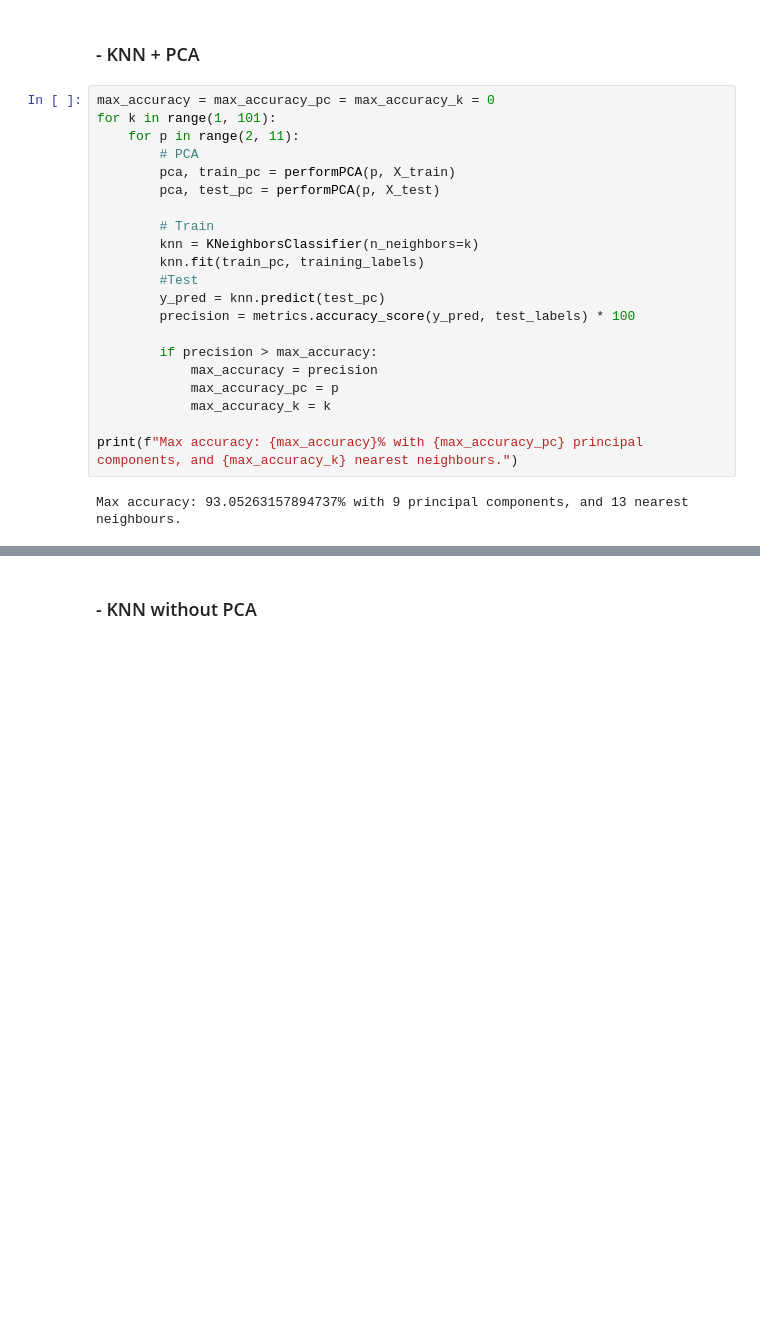
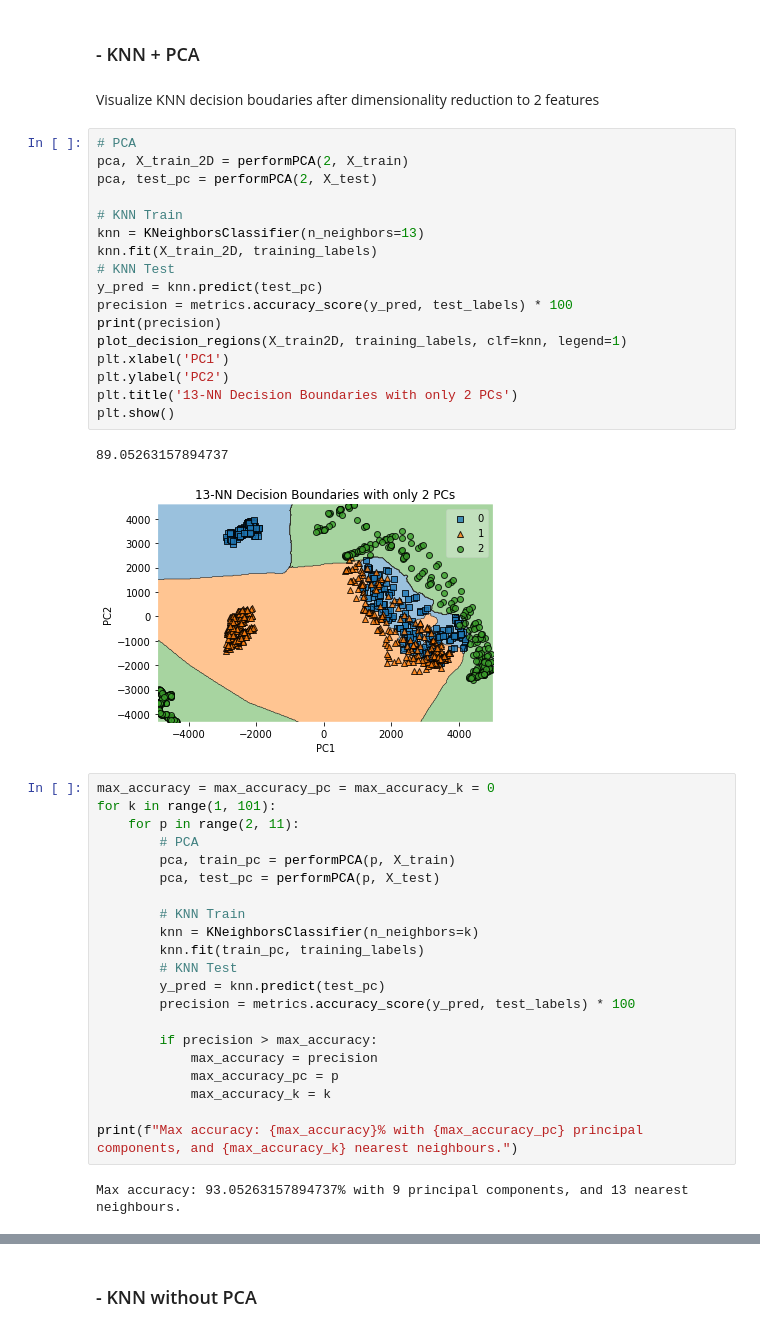
Before and after one commit to youssefg7/Fruit-Classifier, a Jupyter notebook: Project grayscale.ipynb, the cells around one changed output, grey strips where cells are left out. Saved outputs shown, nothing was run; the diff lists cells and outputs as text; blank space fills up the shorter version.

```diff
--- a/Project grayscale.ipynb
+++ b/Project grayscale.ipynb
@@ -418,6 +428,28 @@ Accuracy with RBF: 96.84210526315789%
 # KNN
 # %% [markdown]
 ### - KNN + PCA
+# %% [markdown]
+Visualize KNN decision boudaries after dimensionality reduction to 2 features
+# %%
+# PCA
+pca, X_train_2D = performPCA(2, X_train)
+pca, test_pc = performPCA(2, X_test)
+
+# KNN Train
+knn = KNeighborsClassifier(n_neighbors=13)
+knn.fit(X_train_2D, training_labels)
+# KNN Test
+y_pred = knn.predict(test_pc)
+precision = metrics.accuracy_score(y_pred, test_labels) * 100
+print(precision)
+plot_decision_regions(X_train2D, training_labels, clf=knn, legend=1)
+plt.xlabel('PC1')
+plt.ylabel('PC2')
+plt.title('13-NN Decision Boundaries with only 2 PCs')
+plt.show()
+# %% [output]
+89.05263157894737
+[figure, added]
 # %%
 max_accuracy = max_accuracy_pc = max_accuracy_k = 0
 for k in range(1, 101):
@@ -426,10 +458,10 @@ for k in range(1, 101):
         pca, train_pc = performPCA(p, X_train)
         pca, test_pc = performPCA(p, X_test)
 
-        # Train
+        # KNN Train
         knn = KNeighborsClassifier(n_neighbors=k)
         knn.fit(train_pc, training_labels)
-        #Test
+        # KNN Test
         y_pred = knn.predict(test_pc)
         precision = metrics.accuracy_score(y_pred, test_labels) * 100
 
```
Also changed, not shown: parts of 29 cells of this notebook, 4 other files.
